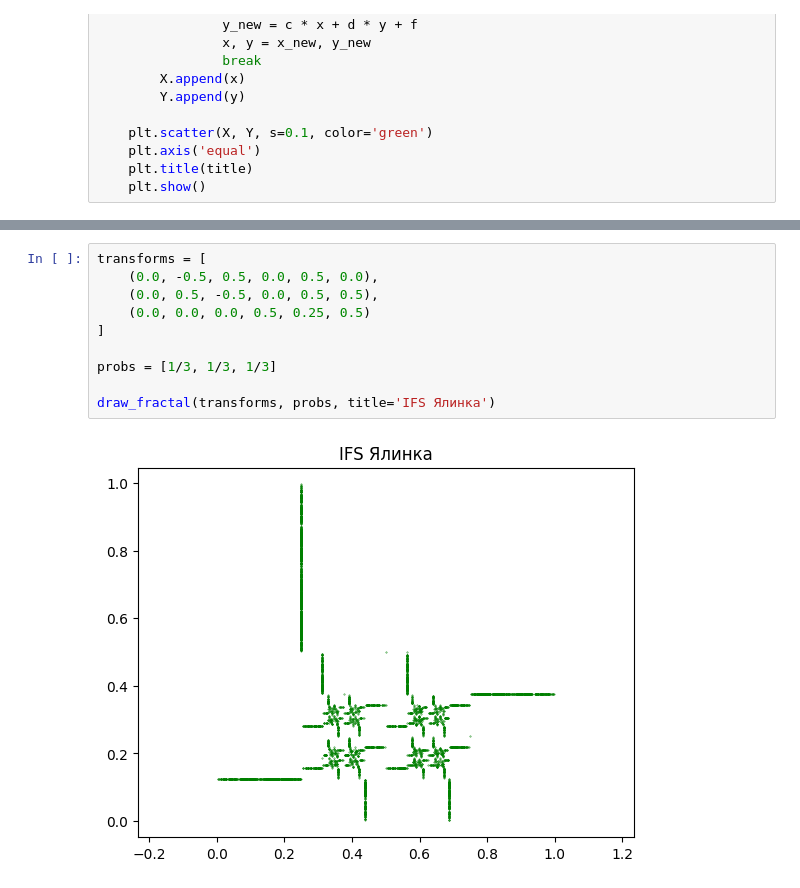
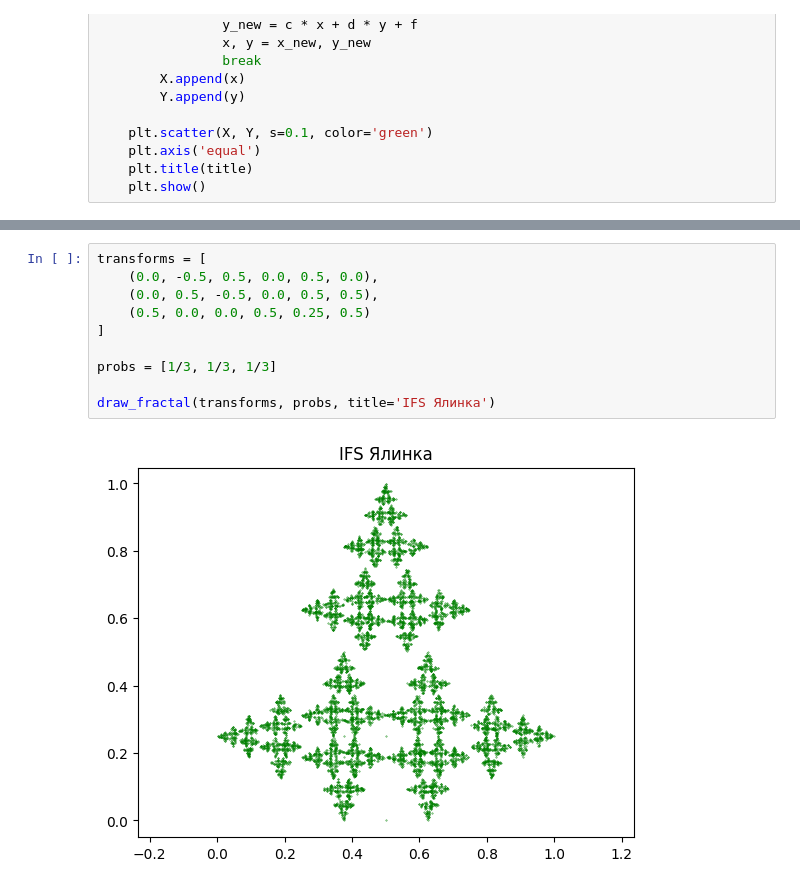
Before and after one commit to stellafff25/CompVision_2, a Jupyter notebook: Lab6.ipynb, the cells around one changed output, grey strips where cells are left out. Drawn from its saved outputs; the diff is of its cells as text.

```diff
--- a/Lab6.ipynb
+++ b/Lab6.ipynb
@@ -226,12 +226,12 @@ draw_fractal(transforms, probs, title='IFS Гілка')
 # %%
 transforms = [
     (0.0, -0.5, 0.5, 0.0, 0.5, 0.0),
     (0.0, 0.5, -0.5, 0.0, 0.5, 0.5),
-    (0.0, 0.0, 0.0, 0.5, 0.25, 0.5)
+    (0.5, 0.0, 0.0, 0.5, 0.25, 0.5)
 ]
 
 probs = [1/3, 1/3, 1/3]
 
 draw_fractal(transforms, probs, title='IFS Ялинка')
 # %% [output]
-[figure, old version]
+[figure, new version]
```
Also changed, not shown: parts of 14 cells of this notebook.
